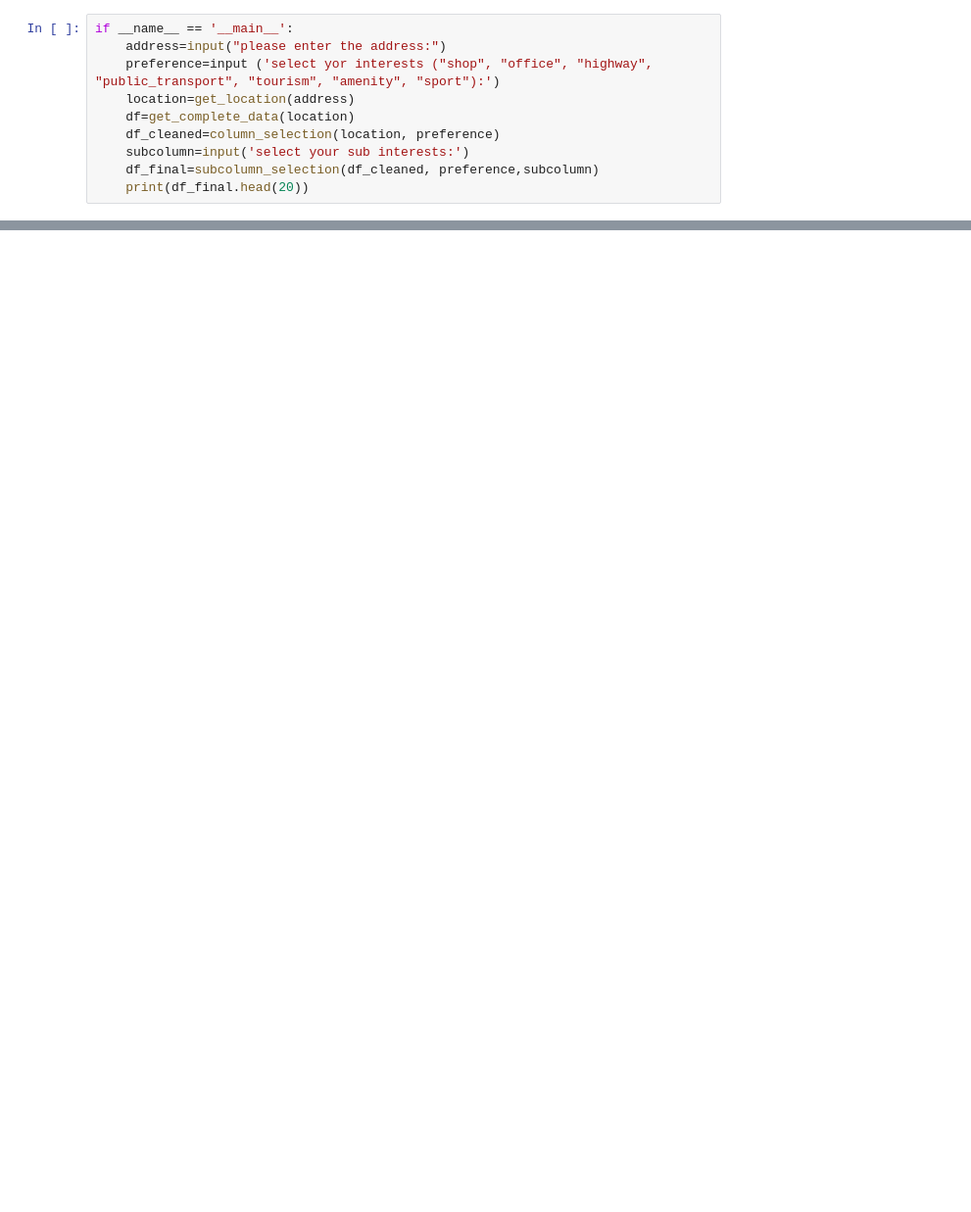
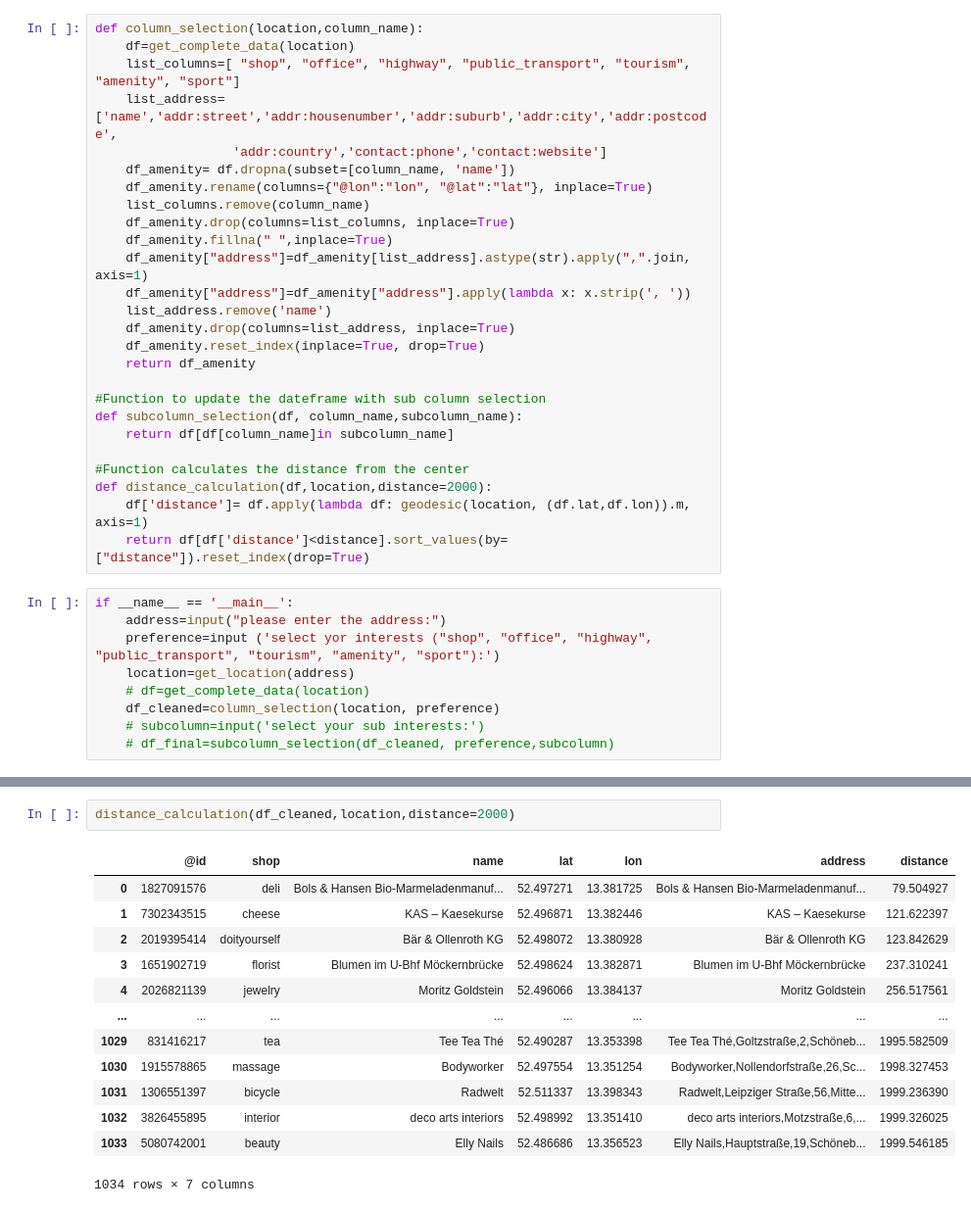
Before and after one commit to FlyingSpaghetti42/ALAN_location, a Jupyter notebook: Untitled.ipynb, the cells around one changed output, grey strips where cells are left out. Shown at 98% size. Cells and saved outputs as stored; diff of their text form; blank space fills up the shorter version.

```diff
--- a/Untitled.ipynb
+++ b/Untitled.ipynb
@@ -56,11 +36,36 @@ def subcolumn_selection(df, column_name,subcolumn_name):
+# %%
+def column_selection(location,column_name):
+    df=get_complete_data(location)
+    list_columns=[ "shop", "office", "highway", "public_transport", "tourism", "amenity", "sport"]
+    list_address=['name','addr:street','addr:housenumber','addr:suburb','addr:city','addr:postcode',
+                  'addr:country','contact:phone','contact:website']
+    df_amenity= df.dropna(subset=[column_name, 'name'])
+    df_amenity.rename(columns={"@lon":"lon", "@lat":"lat"}, inplace=True)
+    list_columns.remove(column_name)
+    df_amenity.drop(columns=list_columns, inplace=True)
+    df_amenity.fillna(" ",inplace=True)
+    df_amenity["address"]=df_amenity[list_address].astype(str).apply(",".join, axis=1)
+    df_amenity["address"]=df_amenity["address"].apply(lambda x: x.strip(', '))
+    list_address.remove('name')
+    df_amenity.drop(columns=list_address, inplace=True)
+    df_amenity.reset_index(inplace=True, drop=True)
+    return df_amenity
+
+#Function to update the dateframe with sub column selection
+def subcolumn_selection(df, column_name,subcolumn_name):
+    return df[df[column_name]in subcolumn_name]
+
+#Function calculates the distance from the center
+def distance_calculation(df,location,distance=2000):
+    df['distance']= df.apply(lambda df: geodesic(location, (df.lat,df.lon)).m, axis=1)
+    return df[df['distance']<distance].sort_values(by=["distance"]).reset_index(drop=True)
 # %%
 if __name__ == '__main__':
     address=input("please enter the address:")
     preference=input ('select yor interests ("shop", "office", "highway", "public_transport", "tourism", "amenity", "sport"):')
     location=get_location(address)
-    df=get_complete_data(location)
+    # df=get_complete_data(location)
     df_cleaned=column_selection(location, preference)
-    subcolumn=input('select your sub interests:')
-    df_final=subcolumn_selection(df_cleaned, preference,subcolumn)
-    print(df_final.head(20))
+    # subcolumn=input('select your sub interests:')
+    # df_final=subcolumn_selection(df_cleaned, preference,subcolumn)
 # %% [output]
@@ -67,0 +89,16 @@ KeyError: ['']
+# %%
+distance_calculation(df_cleaned,location,distance=2000)
+# %% [output]
+|  | @id | shop | name | lat | lon | address | distance |
+| 0 | 1827091576 | deli | Bols & Hansen Bio-Marmeladenmanuf... | 52.497271 | 13.381725 | Bols & Hansen Bio-Marmeladenmanuf... | 79.504927 |
+| 1 | 7302343515 | cheese | KAS – Kaesekurse | 52.496871 | 13.382446 | KAS – Kaesekurse | 121.622397 |
+| 2 | 2019395414 | doityourself | Bär & Ollenroth KG | 52.498072 | 13.380928 | Bär & Ollenroth KG | 123.842629 |
+| 3 | 1651902719 | florist | Blumen im U-Bhf Möckernbrücke | 52.498624 | 13.382871 | Blumen im U-Bhf Möckernbrücke | 237.310241 |
+| 4 | 2026821139 | jewelry | Moritz Goldstein | 52.496066 | 13.384137 | Moritz Goldstein | 256.517561 |
+| ... | ... | ... | ... | ... | ... | ... | ... |
+| 1029 | 831416217 | tea | Tee Tea Thé | 52.490287 | 13.353398 | Tee Tea Thé,Goltzstraße,2,Schöneb... | 1995.582509 |
+| 1030 | 1915578865 | massage | Bodyworker | 52.497554 | 13.351254 | Bodyworker,Nollendorfstraße,26,Sc... | 1998.327453 |
+| 1031 | 1306551397 | bicycle | Radwelt | 52.511337 | 13.398343 | Radwelt,Leipziger Straße,56,Mitte... | 1999.236390 |
+| 1032 | 3826455895 | interior | deco arts interiors | 52.498992 | 13.351410 | deco arts interiors,Motzstraße,6,... | 1999.326025 |
+| 1033 | 5080742001 | beauty | Elly Nails | 52.486686 | 13.356523 | Elly Nails,Hauptstraße,19,Schöneb... | 1999.546185 |
+1034 rows × 7 columns
```
Also changed, not shown: parts of 19 cells of this notebook, 4 other files.
